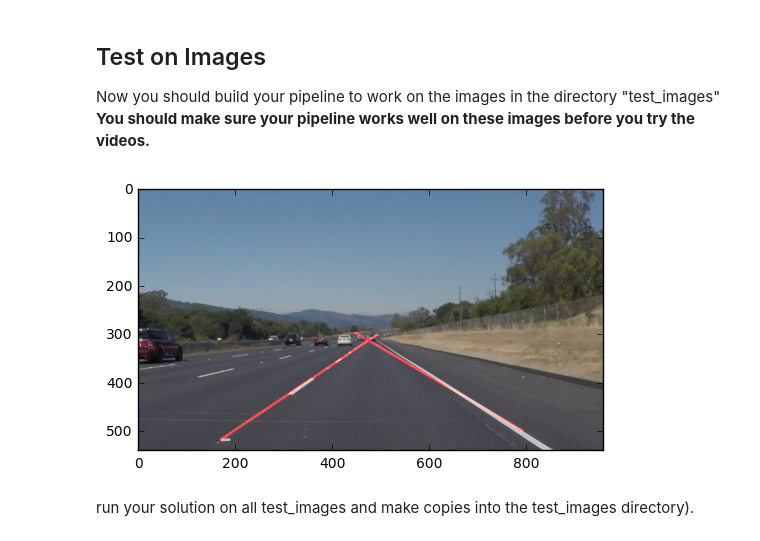
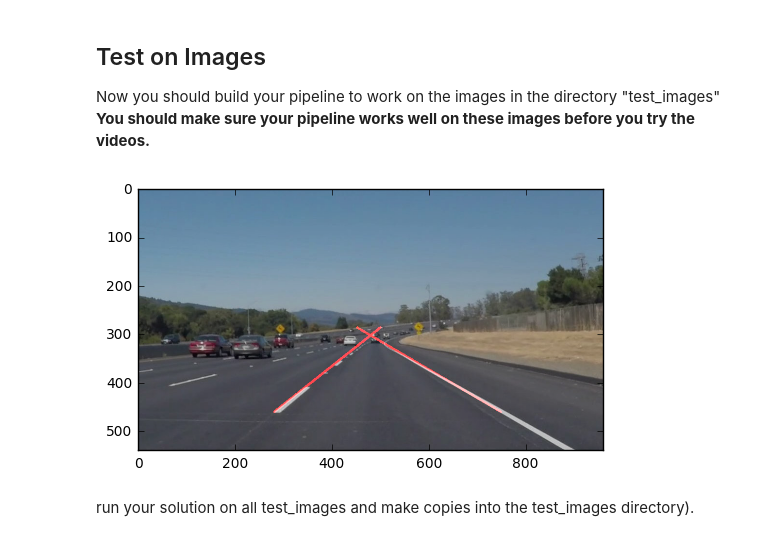
Before and after one commit to michaelzhao007/DetectLane, a Jupyter notebook: P1.ipynb, the cells around one changed output. Drawn from its saved outputs; the diff is of its cells as text; code cells hidden in the pictures.

```diff
--- a/P1.ipynb
+++ b/P1.ipynb
@@ -174,39 +174,39 @@ Now you should build your pipeline to work on the images in the directory "test_
 # %%
 import os
 for file in os.listdir("test_images/"):
-    image = mpimg.imread("test_images/"+"solidWhiteRight.jpg")
+    image = mpimg.imread("test_images/"+"solidWhiteCurve.jpg")
     #1.define kernel size and apply gaussian smoothing
-    kernel_size = 5
+    kernel_size = 3
     smooth_gray = gaussian_blur(grayscale(image), kernel_size)
 
     #2.Define our parameters for Canny and run it
     low_threshold = 50
     high_threshold = 150
     edges = canny(smooth_gray, low_threshold, high_threshold)
     #3.Next we'll create a masked edges image using cv2.fillPoly()
     vertices = np.array([[(160,520),(460, 260), (520, 300), (1000, 520)]], dtype=np.int32)
     masked_image = region_of_interest(edges, vertices)
     plt.imshow(masked_image, cmap='Greys_r')
 
 
     #4.Define the Hough tansform parameters
     # Make a blank the same size as our image to draw on
-    rho = 0.2 # distance resolution in pixels of the Hough grid
-    theta =0.14# angular resolution in radians of the Hough grid
-    threshold = 12   # minimum number of votes (intersections in Hough grid cell)
-    min_line_length =250 #minimum number of pixels making up a line
-    max_line_gap = 190    # maximum gap in pixels between c
+    rho = 0.4 # distance resolution in pixels of the Hough grid
+    theta =0.15# angular resolution in radians of the Hough grid
+    threshold = 16   # minimum number of votes (intersections in Hough grid cell)
+    min_line_length = 210 #minimum number of pixels making up a line
+    max_line_gap = 125    # maximum gap in pixels between c
     line_image = hough_lines(masked_image, rho, theta, threshold, min_line_length, max_line_gap)
 
 
     #6.Create a "color" binary image to combine with line image
     color_edges = np.dstack((edges, edges, edges))
     combo=weighted_img(line_image, image)
 
     #7.draw image
     plt.imshow(combo)
 # %% [output]
-[figure, old version]
+[figure, new version]
 # %% [markdown]
 run your solution on all test_images and make copies into the test_images directory).
 # %% [markdown]
```
Also changed, not shown: parts of 4 cells of this notebook.
